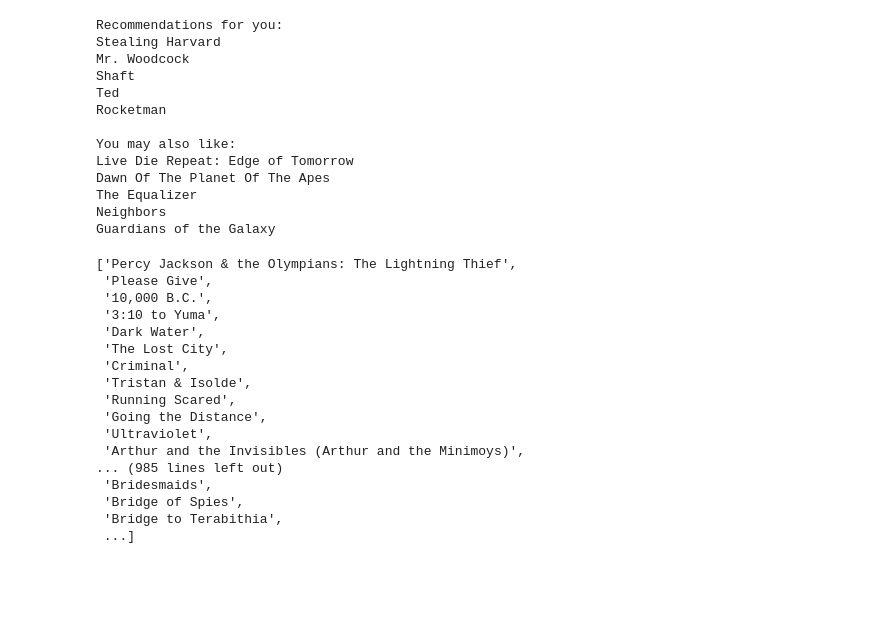
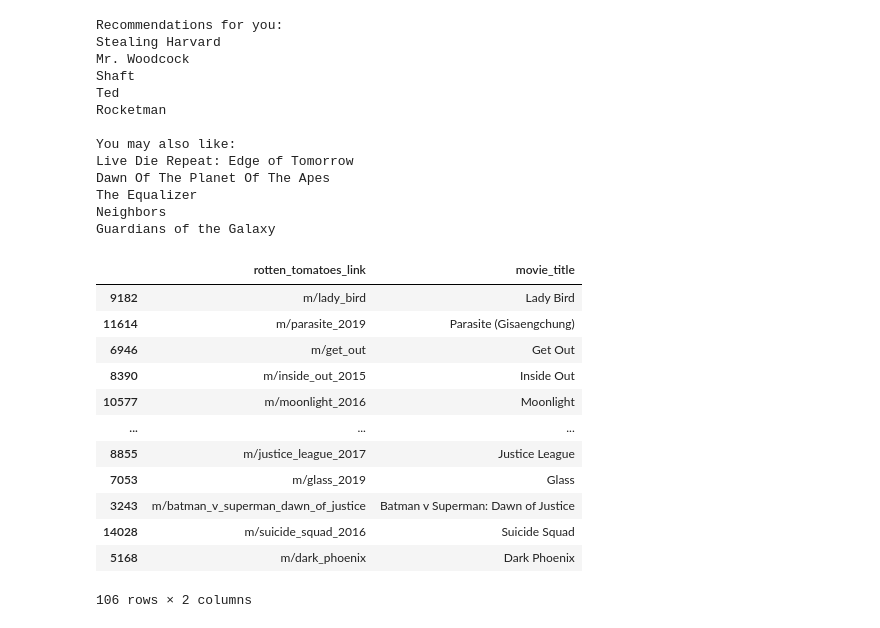
Before and after one commit to HardikPrakhar/Movie-Recommendation-System, a Jupyter notebook: movieRecSys.ipynb, the cells around one changed output. Saved outputs shown, nothing was run; the diff lists cells and outputs as text; code cells hidden in the pictures; blank space fills up the shorter version.

```diff
--- a/movieRecSys.ipynb
+++ b/movieRecSys.ipynb
@@ -449,23 +449,5 @@ Dawn Of The Planet Of The Apes
 The Equalizer
 Neighbors
 Guardians of the Galaxy
-# %%
-list(gen_mov['movie_title'])
-# %% [output]
-['Percy Jackson & the Olympians: The Lightning Thief',
- 'Please Give',
- '10,000 B.C.',
- '3:10 to Yuma',
- 'Dark Water',
- 'The Lost City',
- 'Criminal',
- 'Tristan & Isolde',
- 'Running Scared',
- 'Going the Distance',
- 'Ultraviolet',
- 'Arthur and the Invisibles (Arthur and the Minimoys)',
-... (985 lines left out)
- 'Bridesmaids',
- 'Bridge of Spies',
- 'Bridge to Terabithia',
- ...]
+# %%
+ratings = movies[movies['tomatometer_count']>350]
@@ -471,0 +458,16 @@ list(gen_mov['movie_title'])
+# %%
+top_movies
+# %% [output]
+|  | rotten_tomatoes_link | movie_title |
+| 9182 | m/lady_bird | Lady Bird |
+| 11614 | m/parasite_2019 | Parasite (Gisaengchung) |
+| 6946 | m/get_out | Get Out |
+| 8390 | m/inside_out_2015 | Inside Out |
+| 10577 | m/moonlight_2016 | Moonlight |
+| ... | ... | ... |
+| 8855 | m/justice_league_2017 | Justice League |
+| 7053 | m/glass_2019 | Glass |
+| 3243 | m/batman_v_superman_dawn_of_justice | Batman v Superman: Dawn of Justice |
+| 14028 | m/suicide_squad_2016 | Suicide Squad |
+| 5168 | m/dark_phoenix | Dark Phoenix |
+106 rows × 2 columns
```
Also changed, not shown: parts of 7 cells of this notebook.
